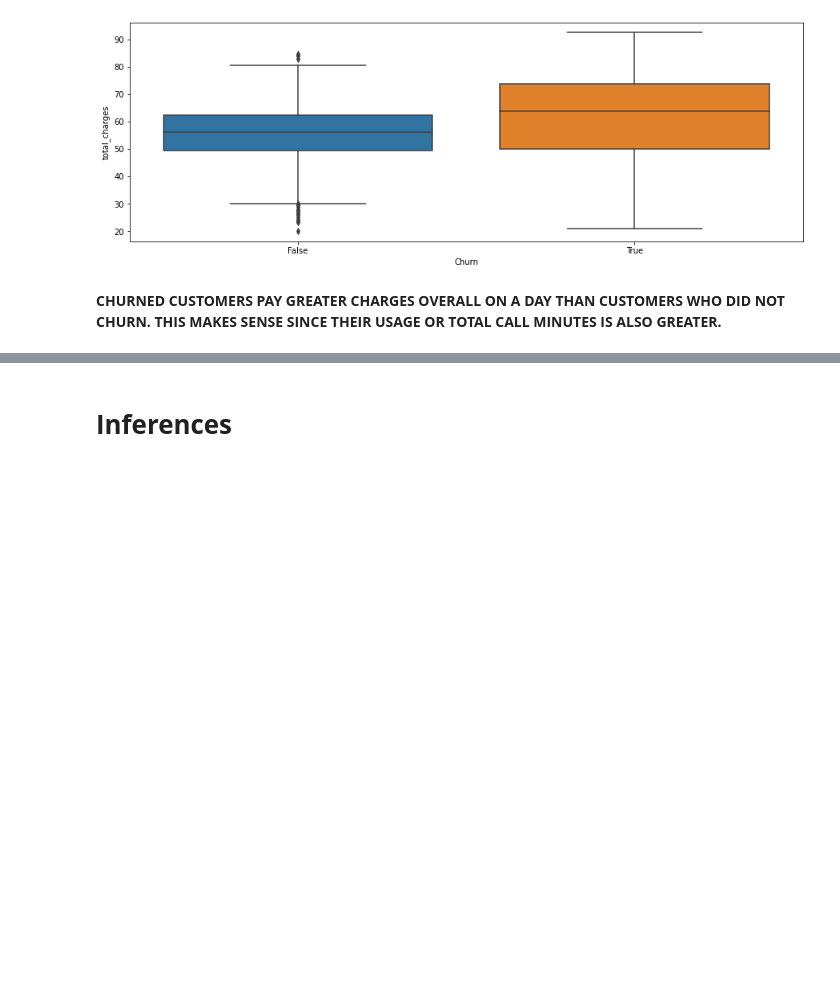
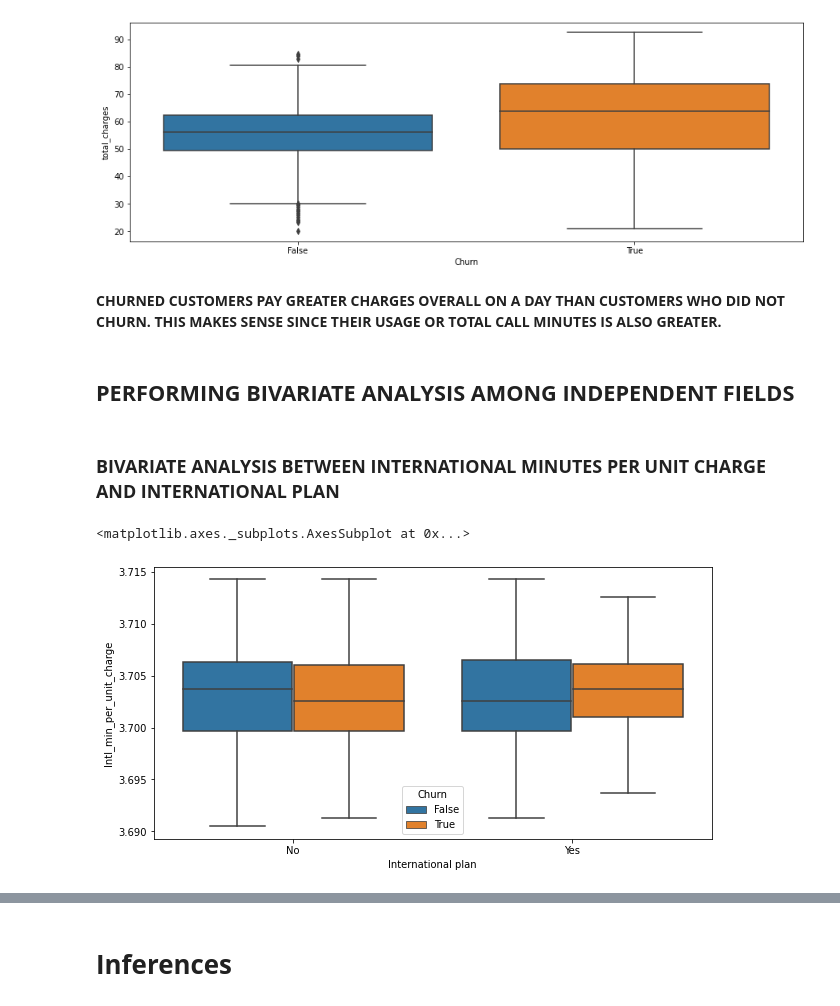
Before and after one commit to sanjogmish/Telecom_Churn_Analysis, a Jupyter notebook: Telecom_Churn_Analysis_Team_Notebook2_Capstone_Project.ipynb, the cells around one changed output, grey strips where cells are left out. Saved outputs shown, nothing was run; the diff lists cells and outputs as text; code cells hidden in the pictures; blank space fills up the shorter version.

```diff
--- a/Telecom_Churn_Analysis_Team_Notebook2_Capstone_Project.ipynb
+++ b/Telecom_Churn_Analysis_Team_Notebook2_Capstone_Project.ipynb
@@ -1133,3 +1134,15 @@ sns.boxplot(x="Churn", y="total_charges", data=telecom_data)
 [figure]
 # %% [markdown]
 **CHURNED CUSTOMERS PAY GREATER CHARGES OVERALL ON A DAY THAN CUSTOMERS WHO DID NOT CHURN. THIS MAKES SENSE SINCE THEIR USAGE OR TOTAL CALL MINUTES IS ALSO GREATER.**
+# %% [markdown]
+## **PERFORMING BIVARIATE ANALYSIS AMONG INDEPENDENT FIELDS**
+# %% [markdown]
+### **BIVARIATE ANALYSIS BETWEEN INTERNATIONAL MINUTES PER UNIT CHARGE AND INTERNATIONAL PLAN**
+# %%
+# GETTING INTERNATIONAL MINUTES PER UNIT CHARGE BY DIVIDING 'Total Intl Minutes' WITH 'Total Intl Charge'
+telecom_data['Intl_min_per_unit_charge'] = telecom_data['Total intl minutes']/telecom_data['Total intl charge']
+plt.figure(figsize=(10,5))
+sns.boxplot(data = telecom_data, y = 'Intl_min_per_unit_charge', x = 'International plan', hue = 'Churn', sym = '')
+# %% [output]
+<matplotlib.axes._subplots.AxesSubplot at 0x...>
+[figure, added]
```
Also changed, not shown: parts of 18 cells of this notebook.
